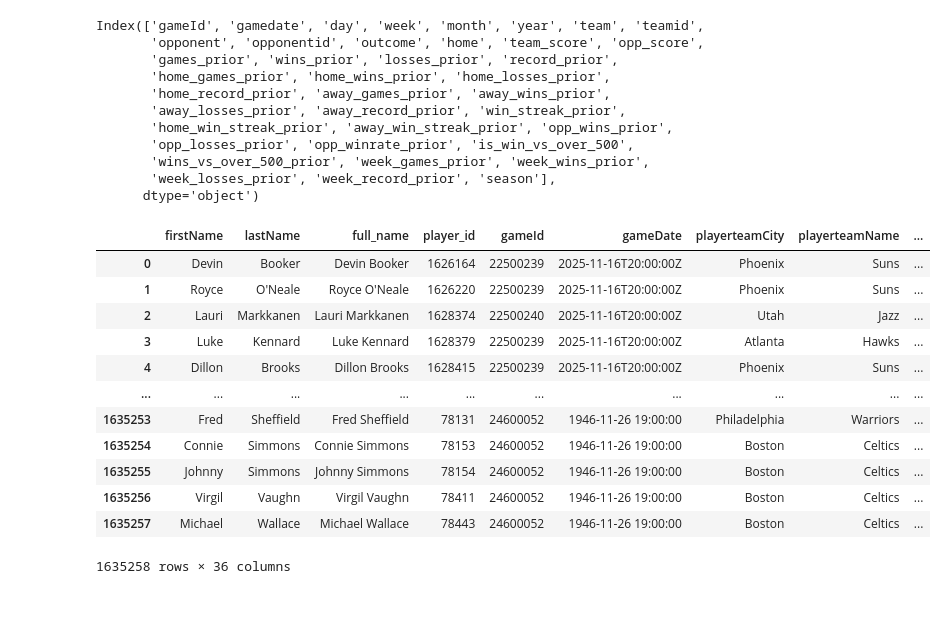
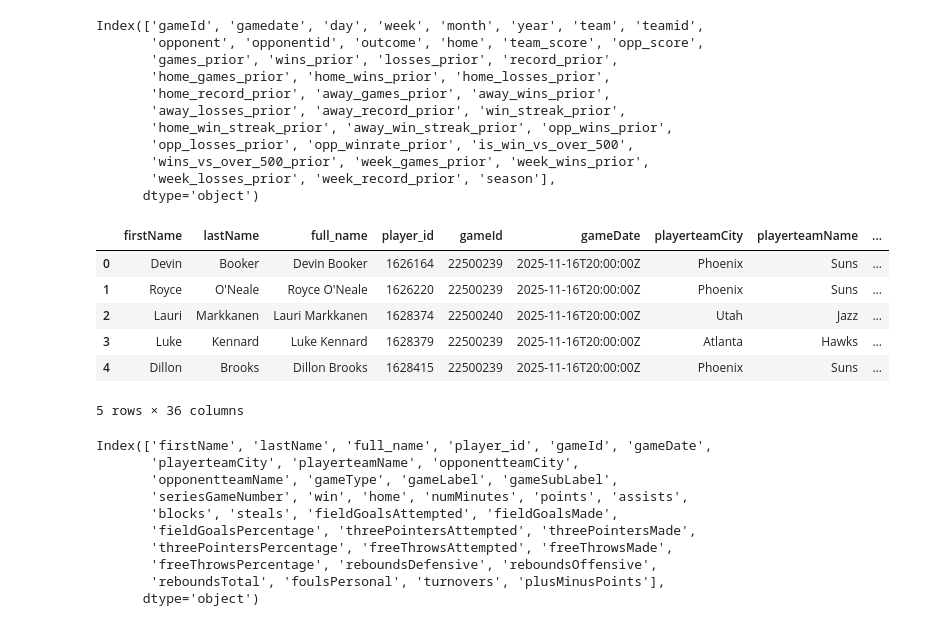
Before and after one commit to dejiandrew/nba-award-predictor, a Jupyter notebook: pow_features.ipynb, the cells around one changed output. Drawn from its saved outputs; the diff is of its cells as text; code cells hidden in the pictures.

```diff
--- a/pow_features.ipynb
+++ b/pow_features.ipynb
@@ -533,18 +533,26 @@ Index(['gameId', 'gamedate', 'day', 'week', 'month', 'year', 'team', 'teamid',
       dtype='object')
 # %%
 player_statistics_df = pd.read_csv('player-statistics.csv')
-player_statistics_df
+player_statistics_df.head()
 # %% [output]
 |  | firstName | lastName | full_name | player_id | gameId | gameDate | playerteamCity | playerteamName | ... |
 | 0 | Devin | Booker | Devin Booker | 1626164 | 22500239 | 2025-11-16T20:00:00Z | Phoenix | Suns | ... |
 | 1 | Royce | O'Neale | Royce O'Neale | 1626220 | 22500239 | 2025-11-16T20:00:00Z | Phoenix | Suns | ... |
 | 2 | Lauri | Markkanen | Lauri Markkanen | 1628374 | 22500240 | 2025-11-16T20:00:00Z | Utah | Jazz | ... |
 | 3 | Luke | Kennard | Luke Kennard | 1628379 | 22500239 | 2025-11-16T20:00:00Z | Atlanta | Hawks | ... |
 | 4 | Dillon | Brooks | Dillon Brooks | 1628415 | 22500239 | 2025-11-16T20:00:00Z | Phoenix | Suns | ... |
-| ... | ... | ... | ... | ... | ... | ... | ... | ... | ... |
-| 1635253 | Fred | Sheffield | Fred Sheffield | 78131 | 24600052 | 1946-11-26 19:00:00 | Philadelphia | Warriors | ... |
-| 1635254 | Connie | Simmons | Connie Simmons | 78153 | 24600052 | 1946-11-26 19:00:00 | Boston | Celtics | ... |
-| 1635255 | Johnny | Simmons | Johnny Simmons | 78154 | 24600052 | 1946-11-26 19:00:00 | Boston | Celtics | ... |
-| 1635256 | Virgil | Vaughn | Virgil Vaughn | 78411 | 24600052 | 1946-11-26 19:00:00 | Boston | Celtics | ... |
-| 1635257 | Michael | Wallace | Michael Wallace | 78443 | 24600052 | 1946-11-26 19:00:00 | Boston | Celtics | ... |
-1635258 rows × 36 columns
+5 rows × 36 columns
+# %%
+player_statistics_df.columns
+# player_statistics_df.merge(combined_df,on='player_id',how='inner')
+# %% [output]
+Index(['firstName', 'lastName', 'full_name', 'player_id', 'gameId', 'gameDate',
+       'playerteamCity', 'playerteamName', 'opponentteamCity',
+       'opponentteamName', 'gameType', 'gameLabel', 'gameSubLabel',
+       'seriesGameNumber', 'win', 'home', 'numMinutes', 'points', 'assists',
+       'blocks', 'steals', 'fieldGoalsAttempted', 'fieldGoalsMade',
+       'fieldGoalsPercentage', 'threePointersAttempted', 'threePointersMade',
+       'threePointersPercentage', 'freeThrowsAttempted', 'freeThrowsMade',
+       'freeThrowsPercentage', 'reboundsDefensive', 'reboundsOffensive',
+       'reboundsTotal', 'foulsPersonal', 'turnovers', 'plusMinusPoints'],
+      dtype='object')
```
Also changed, not shown: parts of 2 cells of this notebook.
